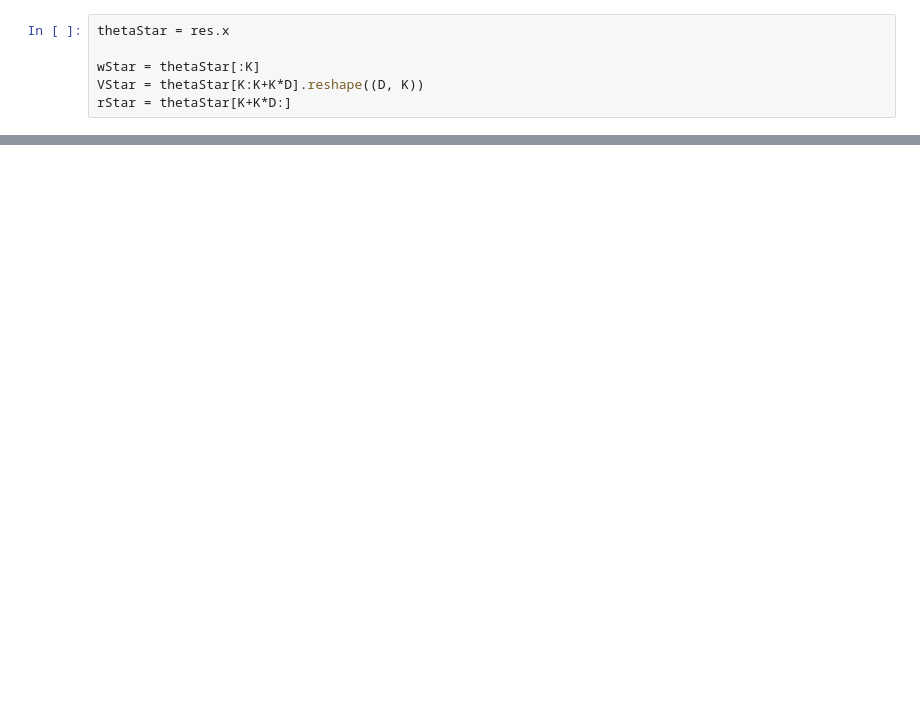
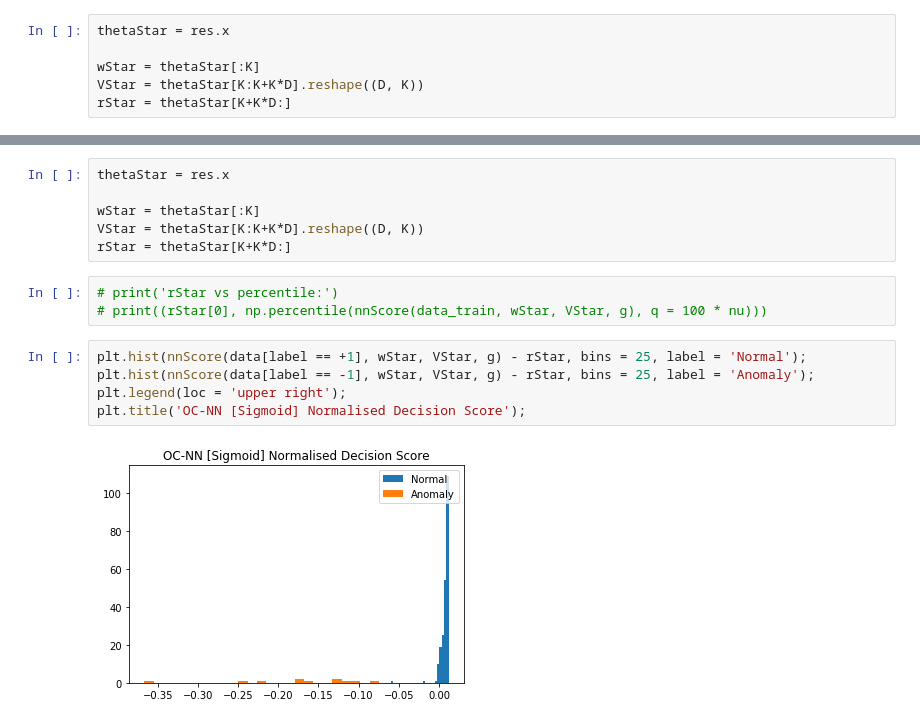
Before and after one commit to raghavchalapathy/one_class_nn, a Jupyter notebook: OCNN_Explicit_Minimisation.ipynb, the cells around one changed output, grey strips where cells are left out. Saved outputs shown, nothing was run; the diff lists cells and outputs as text; blank space fills up the shorter version.

```diff
--- a/OCNN_Explicit_Minimisation.ipynb
+++ b/OCNN_Explicit_Minimisation.ipynb
@@ -213,0 +227,16 @@ plt.title('r = %1.6f' % rStar)
+# %%
+thetaStar = res.x
+
+wStar = thetaStar[:K]
+VStar = thetaStar[K:K+K*D].reshape((D, K))
+rStar = thetaStar[K+K*D:]
+# %%
+# print('rStar vs percentile:')
+# print((rStar[0], np.percentile(nnScore(data_train, wStar, VStar, g), q = 100 * nu)))
+# %%
+plt.hist(nnScore(data[label == +1], wStar, VStar, g) - rStar, bins = 25, label = 'Normal');
+plt.hist(nnScore(data[label == -1], wStar, VStar, g) - rStar, bins = 25, label = 'Anomaly');
+plt.legend(loc = 'upper right');
+plt.title('OC-NN [Sigmoid] Normalised Decision Score');
+# %% [output]
+[figure, added]
```
Also changed, not shown: parts of 24 cells of this notebook, 2 other files.
